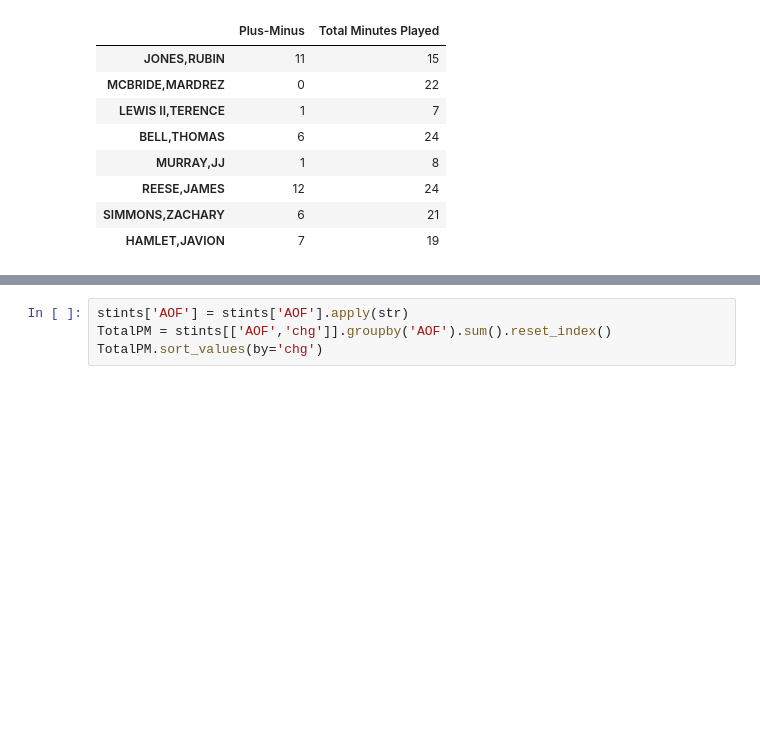
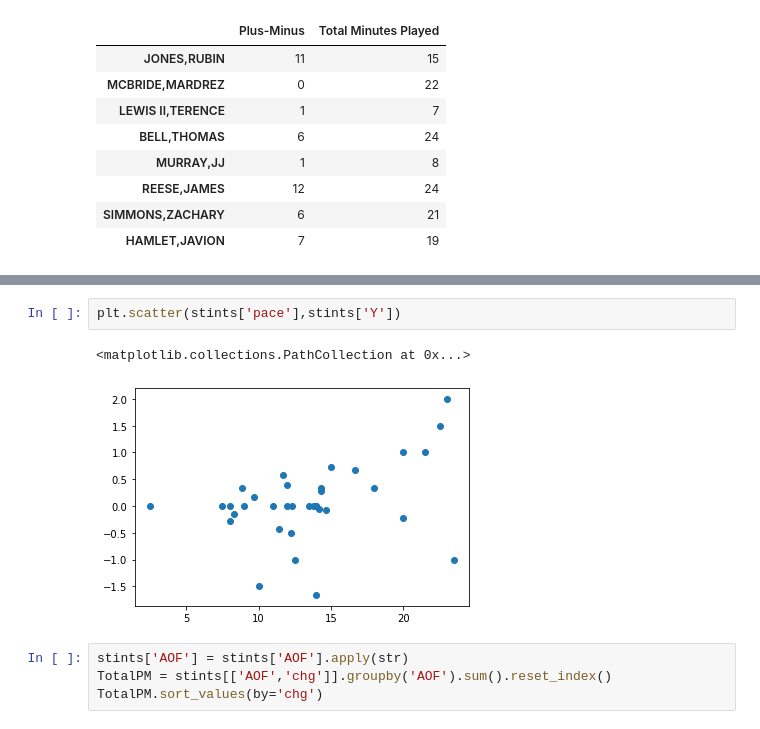
Before and after one commit to SamCD/Mean-Green-Scraper, a Jupyter notebook: Mean Green Scraper.ipynb, the cells around one changed output, grey strips where cells are left out. Drawn from its saved outputs; the diff is of its cells as text; blank space fills up the shorter version.

```diff
--- a/Mean Green Scraper.ipynb
+++ b/Mean Green Scraper.ipynb
@@ -445,3 +447,8 @@ stints[['AOF','timeStart','timeEnd','seqStart','seqEnd','diffStart','diffEnd','c
+# %%
+plt.scatter(stints['pace'],stints['Y'])
+# %% [output]
+<matplotlib.collections.PathCollection at 0x...>
+[figure, added]
 # %%
 stints['AOF'] = stints['AOF'].apply(str)
 TotalPM = stints[['AOF','chg']].groupby('AOF').sum().reset_index()
```
Also changed, not shown: parts of 1 cell of this notebook.
